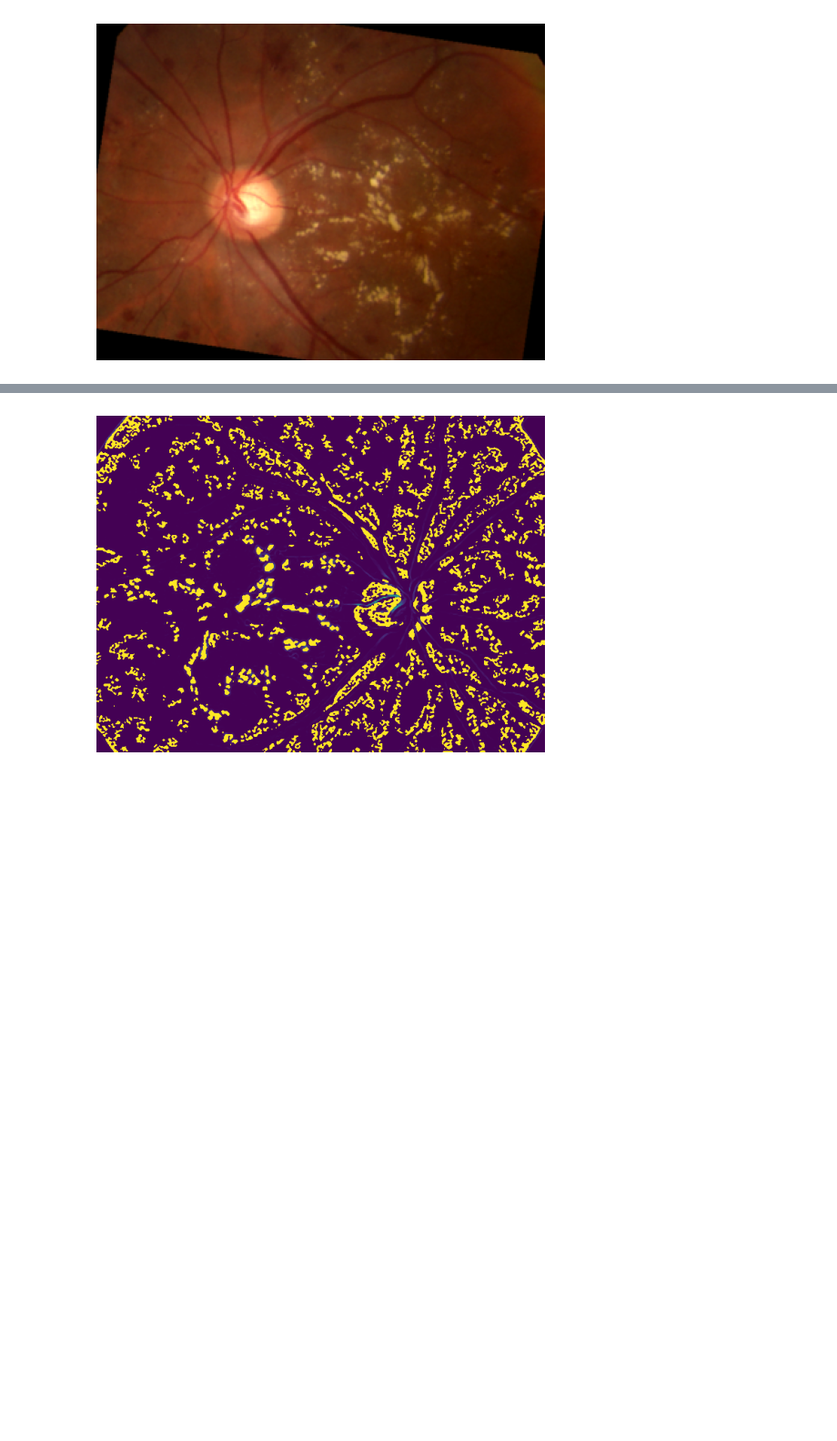
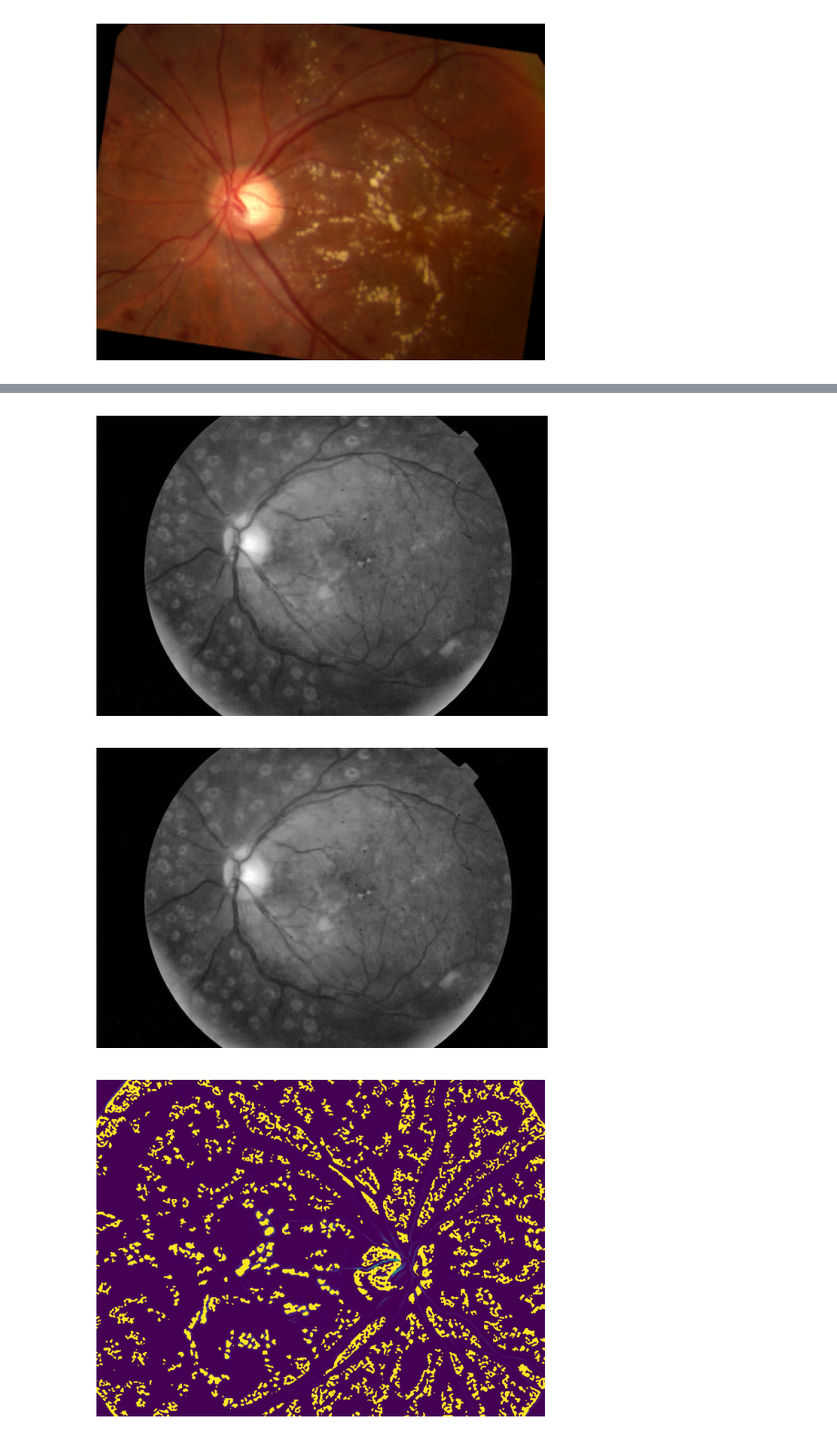
Before and after one commit to rymayl33/Diabetic_Retinopathy_Preprocessing, a Jupyter notebook: data.ipynb, the cells around one changed output, grey strips where cells are left out. Shown at 91% size. Saved outputs shown, nothing was run; the diff lists cells and outputs as text; code cells hidden in the pictures; blank space fills up the shorter version.

```diff
--- a/data.ipynb
+++ b/data.ipynb
@@ -163,3 +192,32 @@ plt.show()
+# %%
+image_path = "data/aptos2019/train_images/10fca1abf338.png"
+img = Image.open(image_path)
+img = pre(img)
+
+
+# Show image using matplotlib
+plt.imshow(img, cmap='grey')
+plt.axis('off')  # Hide axes
+plt.show()
+
+image_path = "data/aptos2019/train_images/10fca1abf338.png"
+img = Image.open(image_path)
+img = np.array(img)
+img = img[:, :, 1]
+
+clahe = cv2.createCLAHE(clipLimit=2.0, tileGridSize=(8, 8))
+img = clahe.apply(img)
+img = cv2.medianBlur(img, 3)
+img = Image.fromarray(img)
+
+plt.imshow(img, cmap='grey')
+plt.axis('off')  # Hide axes
+plt.show()
+
+# green channel, median blur, CLAHE
+# %% [output]
+[figure, added]
+[figure, added]
 # %%
 import cv2
 import numpy as np
```
Also changed, not shown: parts of 2 cells of this notebook, 2 other files.
